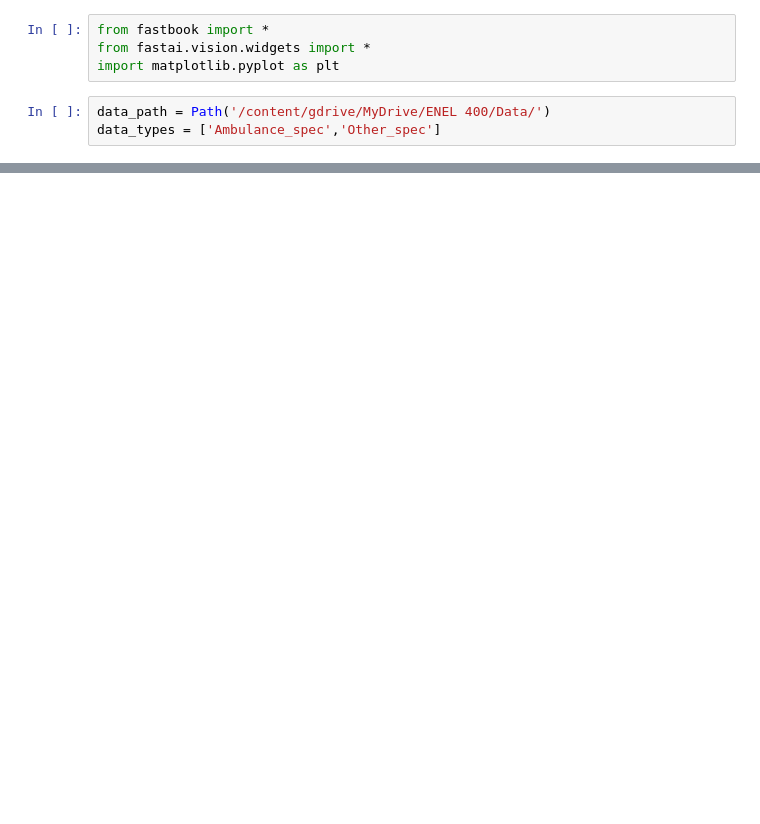
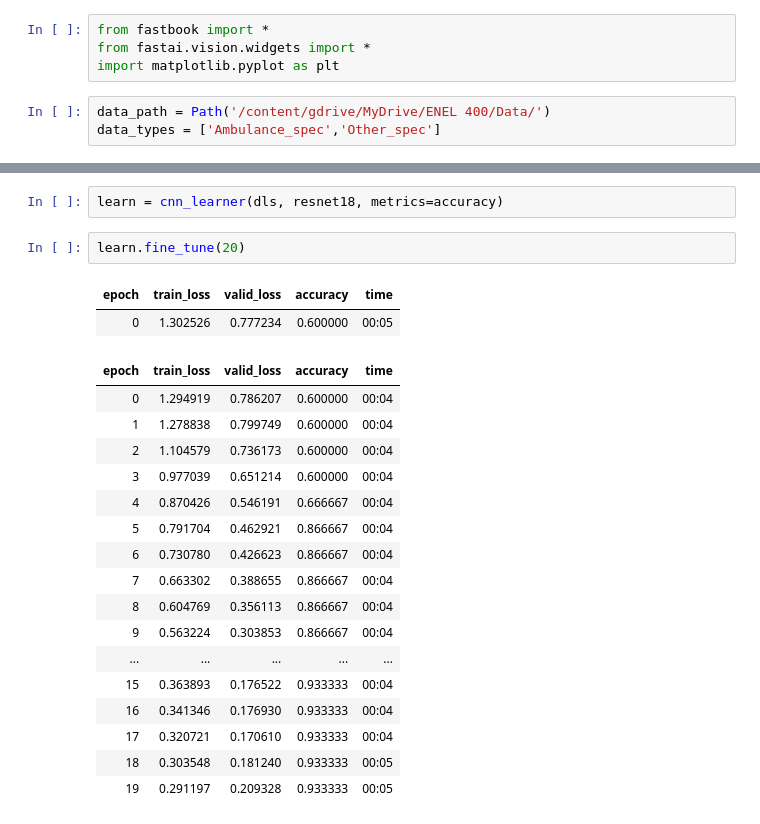
Before and after one commit to matthewocando/AutonomousAlert, a Jupyter notebook: TrainModel.ipynb, the cells around one changed output, grey strips where cells are left out. Cells and saved outputs as stored; diff of their text form; blank space fills up the shorter version.

```diff
--- a/TrainModel.ipynb
+++ b/TrainModel.ipynb
@@ -23,0 +23,24 @@ dls.train.show_batch()
+# %%
+learn = cnn_learner(dls, resnet18, metrics=accuracy)
+# %%
+learn.fine_tune(20)
+# %% [output]
+| epoch | train_loss | valid_loss | accuracy | time |
+| 0 | 1.302526 | 0.777234 | 0.600000 | 00:05 |
+| epoch | train_loss | valid_loss | accuracy | time |
+| 0 | 1.294919 | 0.786207 | 0.600000 | 00:04 |
+| 1 | 1.278838 | 0.799749 | 0.600000 | 00:04 |
+| 2 | 1.104579 | 0.736173 | 0.600000 | 00:04 |
+| 3 | 0.977039 | 0.651214 | 0.600000 | 00:04 |
+| 4 | 0.870426 | 0.546191 | 0.666667 | 00:04 |
+| 5 | 0.791704 | 0.462921 | 0.866667 | 00:04 |
+| 6 | 0.730780 | 0.426623 | 0.866667 | 00:04 |
+| 7 | 0.663302 | 0.388655 | 0.866667 | 00:04 |
+| 8 | 0.604769 | 0.356113 | 0.866667 | 00:04 |
+| 9 | 0.563224 | 0.303853 | 0.866667 | 00:04 |
+| ... | ... | ... | ... | ... |
+| 15 | 0.363893 | 0.176522 | 0.933333 | 00:04 |
+| 16 | 0.341346 | 0.176930 | 0.933333 | 00:04 |
+| 17 | 0.320721 | 0.170610 | 0.933333 | 00:04 |
+| 18 | 0.303548 | 0.181240 | 0.933333 | 00:05 |
+| 19 | 0.291197 | 0.209328 | 0.933333 | 00:05 |
```
Also changed, not shown: parts of 7 cells of this notebook.
